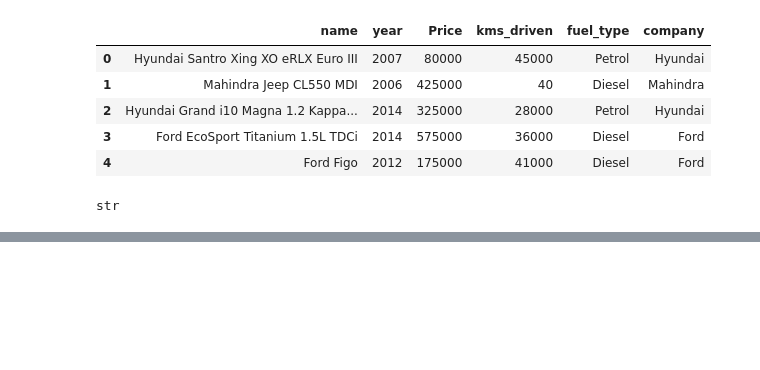
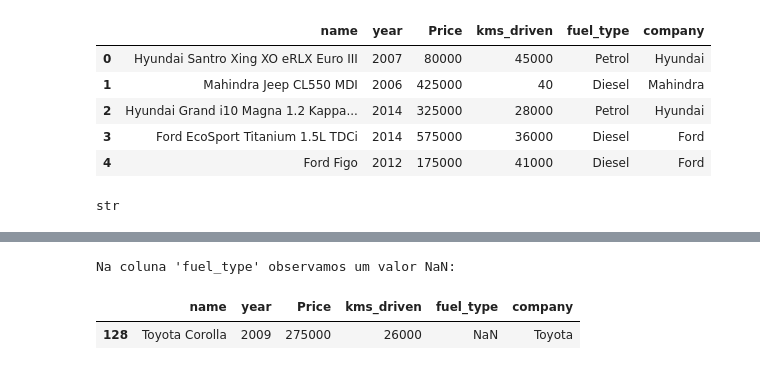
Before and after one commit to KARINAgoncalvesSOARES/ML_verificando_peco_carro, a Jupyter notebook: predicao_preco_car.ipynb, the cells around one changed output, grey strips where cells are left out. Saved outputs shown, nothing was run; the diff lists cells and outputs as text; code cells hidden in the pictures; blank space fills up the shorter version.

```diff
--- a/predicao_preco_car.ipynb
+++ b/predicao_preco_car.ipynb
@@ -274,0 +285,8 @@ See the caveats in the documentation: https://pandas.pydata.org/pandas-docs/stab
+# %%
+# A coluna 'fuel_type' tem valores nan:
+print("Na coluna 'fuel_type' observamos um valor NaN: ")
+df2[df2["fuel_type"].isna()]
+# %% [output]
+Na coluna 'fuel_type' observamos um valor NaN:
+|  | name | year | Price | kms_driven | fuel_type | company |
+| 128 | Toyota Corolla | 2009 | 275000 | 26000 | NaN | Toyota |
```
Also changed, not shown: parts of 9 cells of this notebook.
